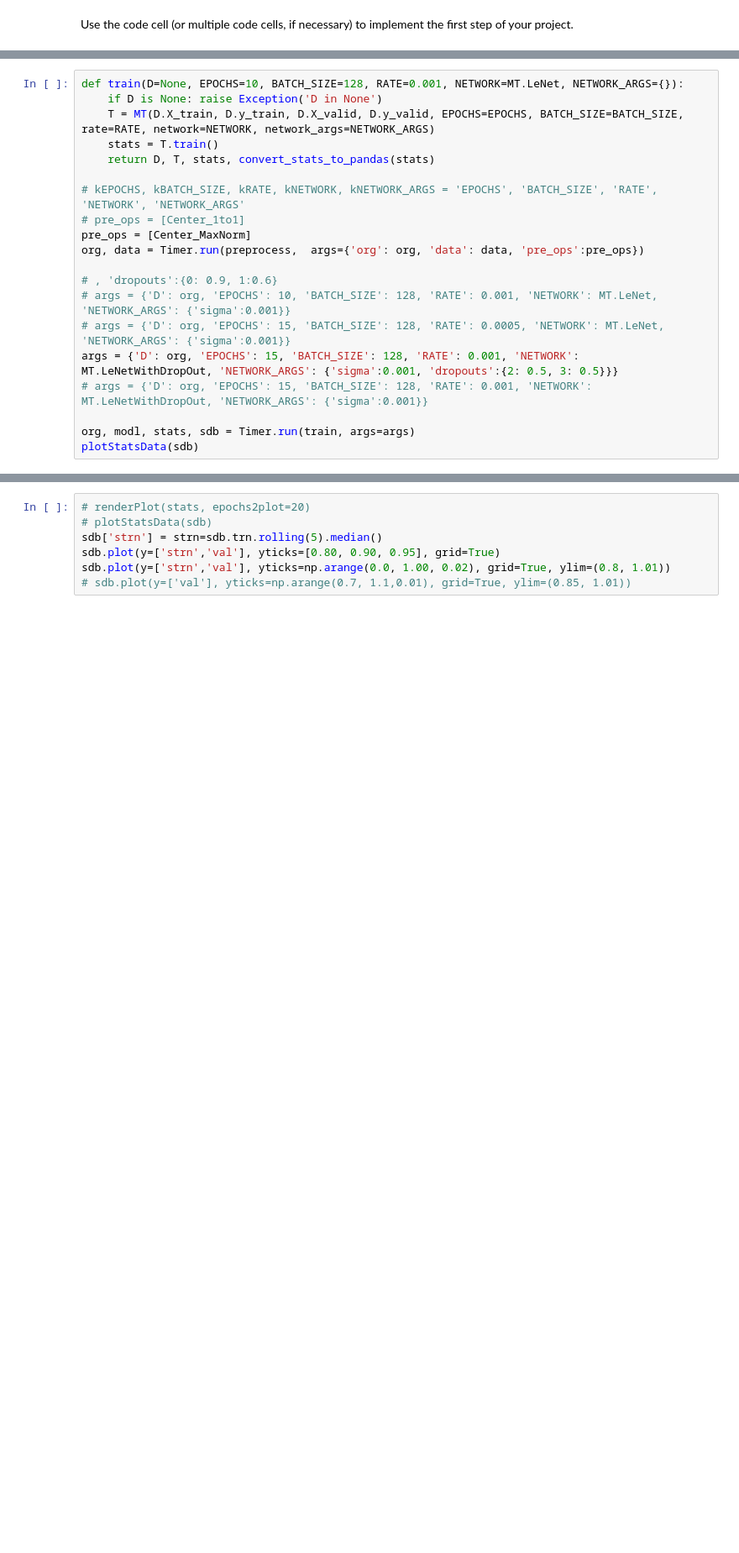
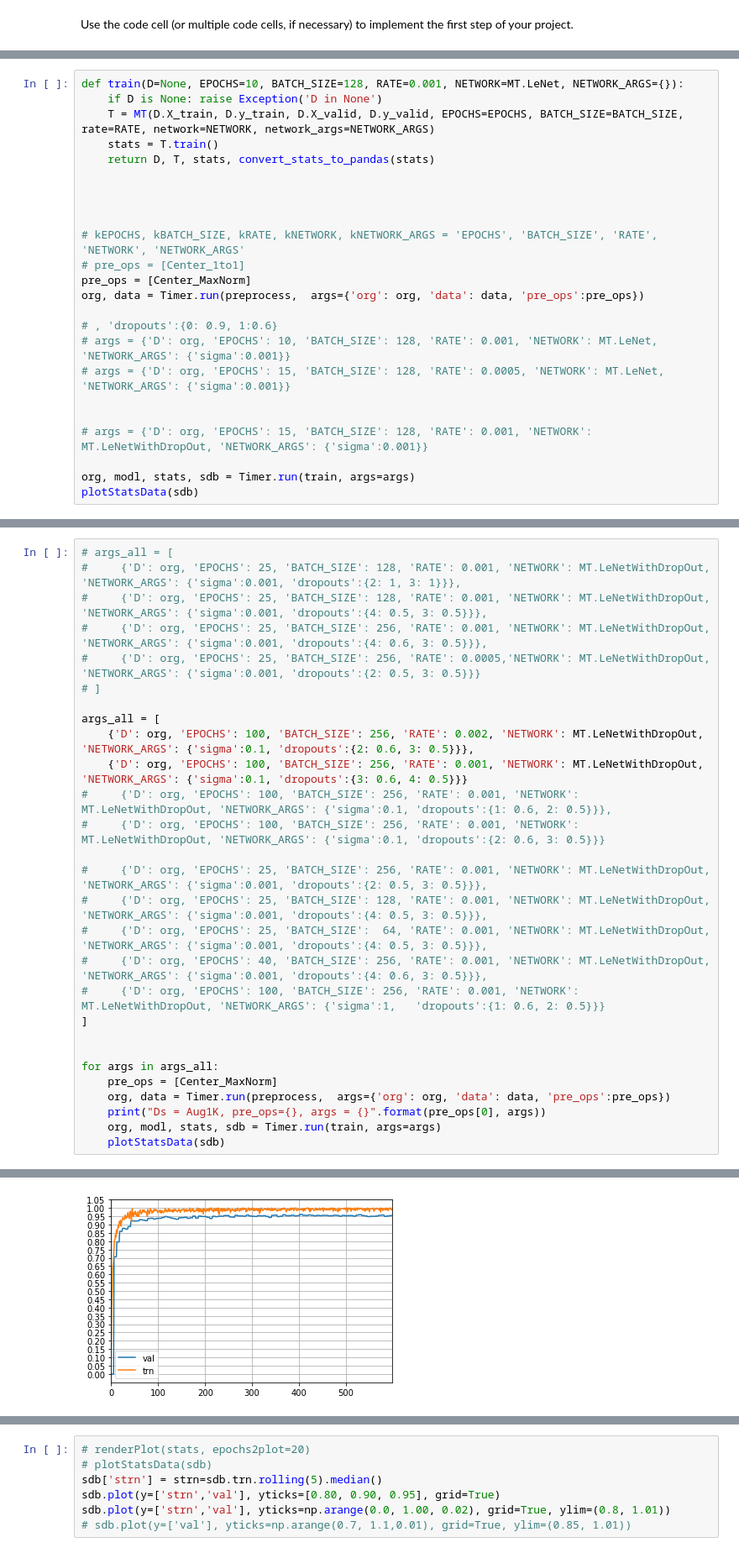
Before and after one commit to jabeerahmed/CarND-LeNet-Lab, a Jupyter notebook: Traffic_Sign_Classifier.ipynb, the cells around one changed output, grey strips where cells are left out. Shown at 84% size. Saved outputs shown, nothing was run; the diff lists cells and outputs as text; blank space fills up the shorter version.

```diff
--- a/Traffic_Sign_Classifier.ipynb
+++ b/Traffic_Sign_Classifier.ipynb
@@ -303,6 +301,9 @@ def train(D=None, EPOCHS=10, BATCH_SIZE=128, RATE=0.001, NETWORK=MT.LeNet, NETWO
     T = MT(D.X_train, D.y_train, D.X_valid, D.y_valid, EPOCHS=EPOCHS, BATCH_SIZE=BATCH_SIZE, rate=RATE, network=NETWORK, network_args=NETWORK_ARGS)
     stats = T.train()
     return D, T, stats, convert_stats_to_pandas(stats)
+
+
+
 
 # kEPOCHS, kBATCH_SIZE, kRATE, kNETWORK, kNETWORK_ARGS = 'EPOCHS', 'BATCH_SIZE', 'RATE', 'NETWORK', 'NETWORK_ARGS'
 # pre_ops = [Center_1to1]
@@ -312,7 +313,8 @@ org, data = Timer.run(preprocess,  args={'org': org, 'data': data, 'pre_ops':pre
 # , 'dropouts':{0: 0.9, 1:0.6}
 # args = {'D': org, 'EPOCHS': 10, 'BATCH_SIZE': 128, 'RATE': 0.001, 'NETWORK': MT.LeNet, 'NETWORK_ARGS': {'sigma':0.001}}
 # args = {'D': org, 'EPOCHS': 15, 'BATCH_SIZE': 128, 'RATE': 0.0005, 'NETWORK': MT.LeNet, 'NETWORK_ARGS': {'sigma':0.001}}
-args = {'D': org, 'EPOCHS': 15, 'BATCH_SIZE': 128, 'RATE': 0.001, 'NETWORK': MT.LeNetWithDropOut, 'NETWORK_ARGS': {'sigma':0.001, 'dropouts':{2: 0.5, 3: 0.5}}}
+
+
 # args = {'D': org, 'EPOCHS': 15, 'BATCH_SIZE': 128, 'RATE': 0.001, 'NETWORK': MT.LeNetWithDropOut, 'NETWORK_ARGS': {'sigma':0.001}}
 
 org, modl, stats, sdb = Timer.run(train, args=args)
@@ -335,0 +327,29 @@ Ep   6 | Val [################    ] 0.83 | Train [################    ] 0.84 | L
+# %%
+# args_all = [
+#     {'D': org, 'EPOCHS': 25, 'BATCH_SIZE': 128, 'RATE': 0.001, 'NETWORK': MT.LeNetWithDropOut, 'NETWORK_ARGS': {'sigma':0.001, 'dropouts':{2: 1, 3: 1}}},
+#     {'D': org, 'EPOCHS': 25, 'BATCH_SIZE': 128, 'RATE': 0.001, 'NETWORK': MT.LeNetWithDropOut, 'NETWORK_ARGS': {'sigma':0.001, 'dropouts':{4: 0.5, 3: 0.5}}},
+#     {'D': org, 'EPOCHS': 25, 'BATCH_SIZE': 256, 'RATE': 0.001, 'NETWORK': MT.LeNetWithDropOut, 'NETWORK_ARGS': {'sigma':0.001, 'dropouts':{4: 0.6, 3: 0.5}}},
+#     {'D': org, 'EPOCHS': 25, 'BATCH_SIZE': 256, 'RATE': 0.0005,'NETWORK': MT.LeNetWithDropOut, 'NETWORK_ARGS': {'sigma':0.001, 'dropouts':{2: 0.5, 3: 0.5}}}
+# ]
+
+args_all = [
+    {'D': org, 'EPOCHS': 100, 'BATCH_SIZE': 256, 'RATE': 0.002, 'NETWORK': MT.LeNetWithDropOut, 'NETWORK_ARGS': {'sigma':0.1, 'dropouts':{2: 0.6, 3: 0.5}}},
+    {'D': org, 'EPOCHS': 100, 'BATCH_SIZE': 256, 'RATE': 0.001, 'NETWORK': MT.LeNetWithDropOut, 'NETWORK_ARGS': {'sigma':0.1, 'dropouts':{3: 0.6, 4: 0.5}}}
+#     {'D': org, 'EPOCHS': 100, 'BATCH_SIZE': 256, 'RATE': 0.001, 'NETWORK': MT.LeNetWithDropOut, 'NETWORK_ARGS': {'sigma':0.1, 'dropouts':{1: 0.6, 2: 0.5}}},
+#     {'D': org, 'EPOCHS': 100, 'BATCH_SIZE': 256, 'RATE': 0.001, 'NETWORK': MT.LeNetWithDropOut, 'NETWORK_ARGS': {'sigma':0.1, 'dropouts':{2: 0.6, 3: 0.5}}}
+
+#     {'D': org, 'EPOCHS': 25, 'BATCH_SIZE': 256, 'RATE': 0.001, 'NETWORK': MT.LeNetWithDropOut, 'NETWORK_ARGS': {'sigma':0.001, 'dropouts':{2: 0.5, 3: 0.5}}},
+#     {'D': org, 'EPOCHS': 25, 'BATCH_SIZE': 128, 'RATE': 0.001, 'NETWORK': MT.LeNetWithDropOut, 'NETWORK_ARGS': {'sigma':0.001, 'dropouts':{4: 0.5, 3: 0.5}}},
+#     {'D': org, 'EPOCHS': 25, 'BATCH_SIZE':  64, 'RATE': 0.001, 'NETWORK': MT.LeNetWithDropOut, 'NETWORK_ARGS': {'sigma':0.001, 'dropouts':{4: 0.5, 3: 0.5}}},
+#     {'D': org, 'EPOCHS': 40, 'BATCH_SIZE': 256, 'RATE': 0.001, 'NETWORK': MT.LeNetWithDropOut, 'NETWORK_ARGS': {'sigma':0.001, 'dropouts':{4: 0.6, 3: 0.5}}},
+#     {'D': org, 'EPOCHS': 100, 'BATCH_SIZE': 256, 'RATE': 0.001, 'NETWORK': MT.LeNetWithDropOut, 'NETWORK_ARGS': {'sigma':1,   'dropouts':{1: 0.6, 2: 0.5}}}
+]
+
+
+for args in args_all:
+    pre_ops = [Center_MaxNorm]
+    org, data = Timer.run(preprocess,  args={'org': org, 'data': data, 'pre_ops':pre_ops})
+    print("Ds = Aug1K, pre_ops={}, args = {}".format(pre_ops[0], args))
+    org, modl, stats, sdb = Timer.run(train, args=args)
+    plotStatsData(sdb)
+# %% [output]
@@ -335,0 +373 @@ Ep   6 | Val [################    ] 0.83 | Train [################    ] 0.84 | L
+[figure, added]
```
Also changed, not shown: parts of 5 cells of this notebook, 1 other file.
